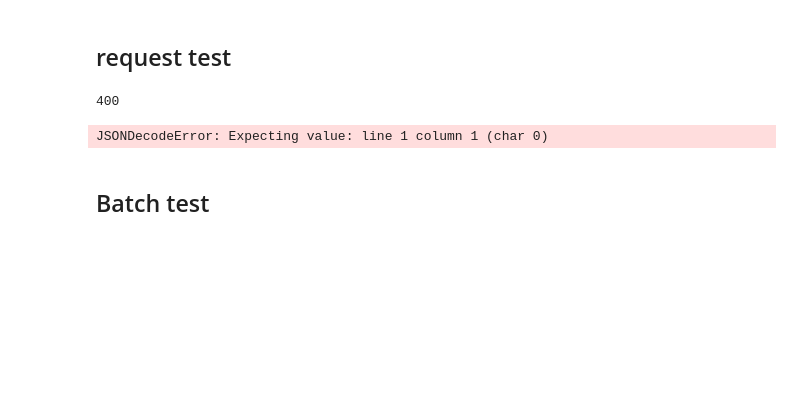
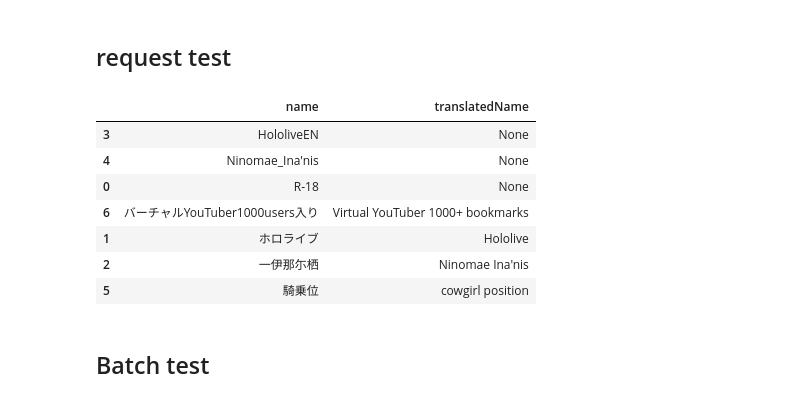
Before and after one commit to sakura7304moti/sharemoti3, a Jupyter notebook: api/pixiv_test.ipynb, the cells around one changed output. Cells and saved outputs as stored; diff of their text form; code cells hidden in the pictures; blank space fills up the shorter version.

```diff
--- a/api/pixiv_test.ipynb
+++ b/api/pixiv_test.ipynb
@@ -762,27 +762,19 @@ df
 | 10 | 国産わため | None |
 # %% [markdown]
 ## request test
-# %%
-import requests
-import pprint
-
-res = requests.post('http://localhost:5000/pixiv/search/illust',
-                    headers = {'Content-Type': 'application/json'},
-                    data={
-                        "hashtags":"[]",
-                        "userId":0,
-                        "minTotalBookmakrs":0,
-                        "minTotalView":0,
-                        "pageNo":0,
-                        "pageSize":20
-
-                    }
-                   )
-print(res.status_code)
-res.json()
-# %% [output]
-400
-JSONDecodeError: Expecting value: line 1 column 1 (char 0)
+# %%
+from src.route.service import pixiv_service
+df = pixiv_service.search_hashtags('', 118910879)
+df
+# %% [output]
+|  | name | translatedName |
+| 3 | HololiveEN | None |
+| 4 | Ninomae_Ina'nis | None |
+| 0 | R-18 | None |
+| 6 | バーチャルYouTuber1000users入り | Virtual YouTuber 1000+ bookmarks |
+| 1 | ホロライブ | Hololive |
+| 2 | 一伊那尓栖 | Ninomae Ina'nis |
+| 5 | 騎乗位 | cowgirl position |
 # %% [markdown]
 ## Batch test
 # %%
```
Also changed, not shown: 7 other files.
